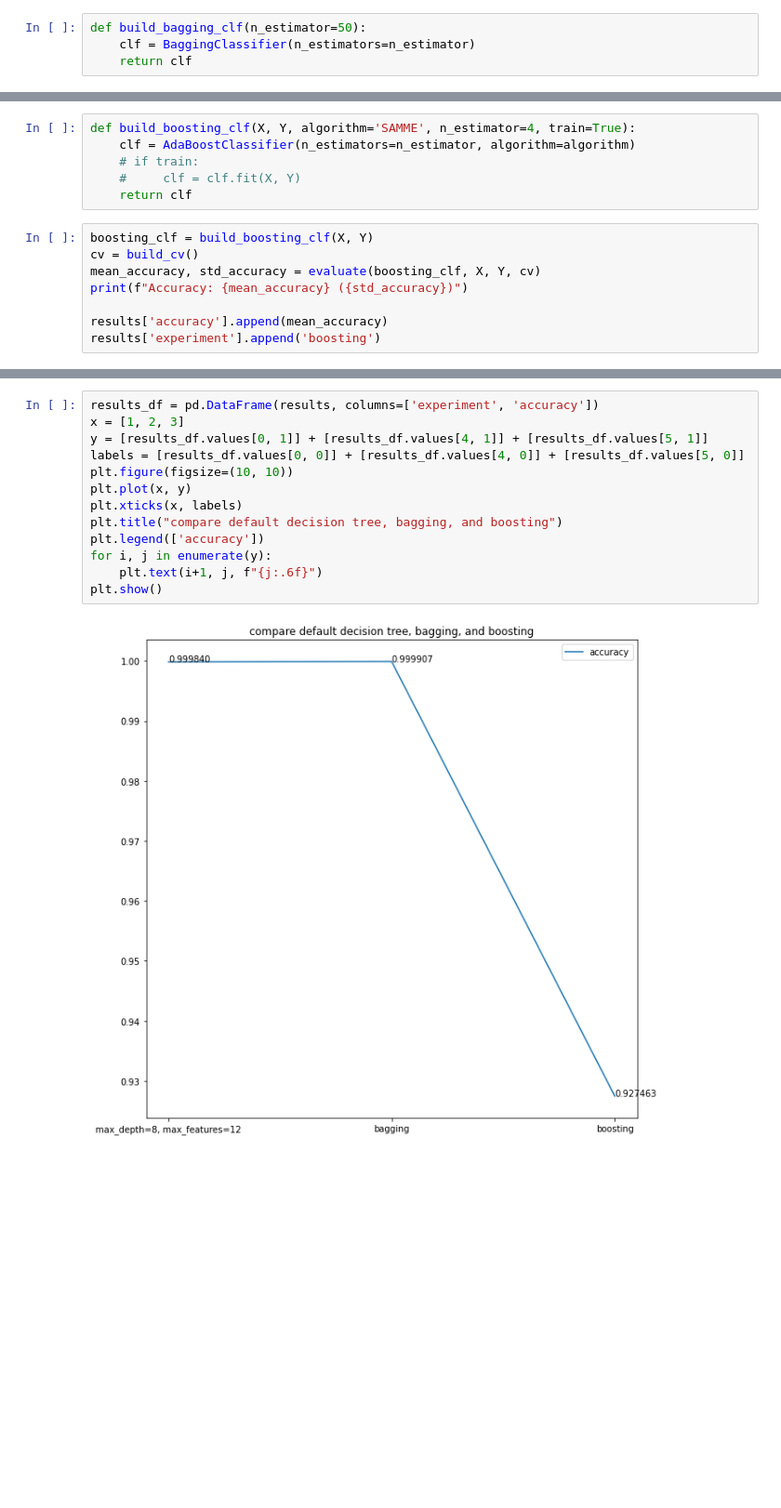
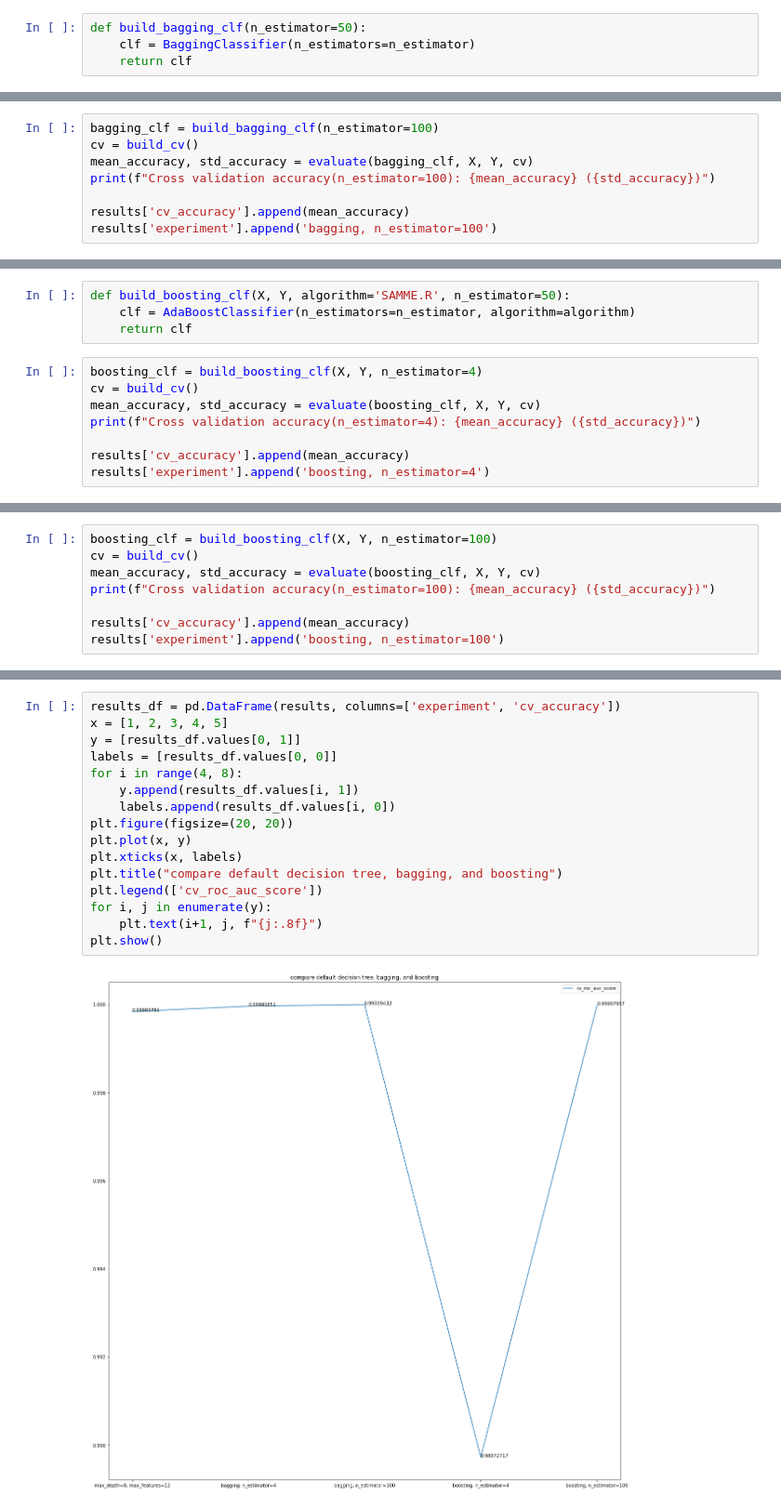
Before and after one commit to DimensionPrism/CSCI-4962-Projects-in-ML-and-AI, a Jupyter notebook: HW2/Homework2.ipynb, the cells around one changed output, grey strips where cells are left out. Shown at 93% size. Cells and saved outputs as stored; diff of their text form; blank space fills up the shorter version.

```diff
--- a/HW2/Homework2.ipynb
+++ b/HW2/Homework2.ipynb
@@ -361,0 +488,8 @@ Accuracy: 0.9999073926233435 (0.0001466512853674599)
+# %%
+bagging_clf = build_bagging_clf(n_estimator=100)
+cv = build_cv()
+mean_accuracy, std_accuracy = evaluate(bagging_clf, X, Y, cv)
+print(f"Cross validation accuracy(n_estimator=100): {mean_accuracy} ({std_accuracy})")
+
+results['cv_accuracy'].append(mean_accuracy)
+results['experiment'].append('bagging, n_estimator=100')
@@ -364,16 +500,14 @@ Accuracy: 0.9999073926233435 (0.0001466512853674599)
 #### Boosting
 # %%
-def build_boosting_clf(X, Y, algorithm='SAMME', n_estimator=4, train=True):
+def build_boosting_clf(X, Y, algorithm='SAMME.R', n_estimator=50):
     clf = AdaBoostClassifier(n_estimators=n_estimator, algorithm=algorithm)
-    # if train:
-    #     clf = clf.fit(X, Y)
     return clf
 # %%
-boosting_clf = build_boosting_clf(X, Y)
+boosting_clf = build_boosting_clf(X, Y, n_estimator=4)
 cv = build_cv()
 mean_accuracy, std_accuracy = evaluate(boosting_clf, X, Y, cv)
-print(f"Accuracy: {mean_accuracy} ({std_accuracy})")
+print(f"Cross validation accuracy(n_estimator=4): {mean_accuracy} ({std_accuracy})")
 
-results['accuracy'].append(mean_accuracy)
-results['experiment'].append('boosting')
+results['cv_accuracy'].append(mean_accuracy)
+results['experiment'].append('boosting, n_estimator=4')
 # %% [output]
@@ -383,0 +515,8 @@ Accuracy: 0.927462877215392 (0.004853930141024964)
+# %%
+boosting_clf = build_boosting_clf(X, Y, n_estimator=100)
+cv = build_cv()
+mean_accuracy, std_accuracy = evaluate(boosting_clf, X, Y, cv)
+print(f"Cross validation accuracy(n_estimator=100): {mean_accuracy} ({std_accuracy})")
+
+results['cv_accuracy'].append(mean_accuracy)
+results['experiment'].append('boosting, n_estimator=100')
@@ -384,15 +531,18 @@ Accuracy: 0.927462877215392 (0.004853930141024964)
 # %%
-results_df = pd.DataFrame(results, columns=['experiment', 'accuracy'])
-x = [1, 2, 3]
-y = [results_df.values[0, 1]] + [results_df.values[4, 1]] + [results_df.values[5, 1]]
-labels = [results_df.values[0, 0]] + [results_df.values[4, 0]] + [results_df.values[5, 0]]
-plt.figure(figsize=(10, 10))
+results_df = pd.DataFrame(results, columns=['experiment', 'cv_accuracy'])
+x = [1, 2, 3, 4, 5]
+y = [results_df.values[0, 1]]
+labels = [results_df.values[0, 0]]
+for i in range(4, 8):
+    y.append(results_df.values[i, 1])
+    labels.append(results_df.values[i, 0])
+plt.figure(figsize=(20, 20))
 plt.plot(x, y)
 plt.xticks(x, labels)
 plt.title("compare default decision tree, bagging, and boosting")
-plt.legend(['accuracy'])
+plt.legend(['cv_roc_auc_score'])
 for i, j in enumerate(y):
-    plt.text(i+1, j, f"{j:.6f}")
+    plt.text(i+1, j, f"{j:.8f}")
 plt.show()
 # %% [output]
-[figure, old version]
+[figure, new version]
```
Also changed, not shown: parts of 42 cells of this notebook, 1 other file.
